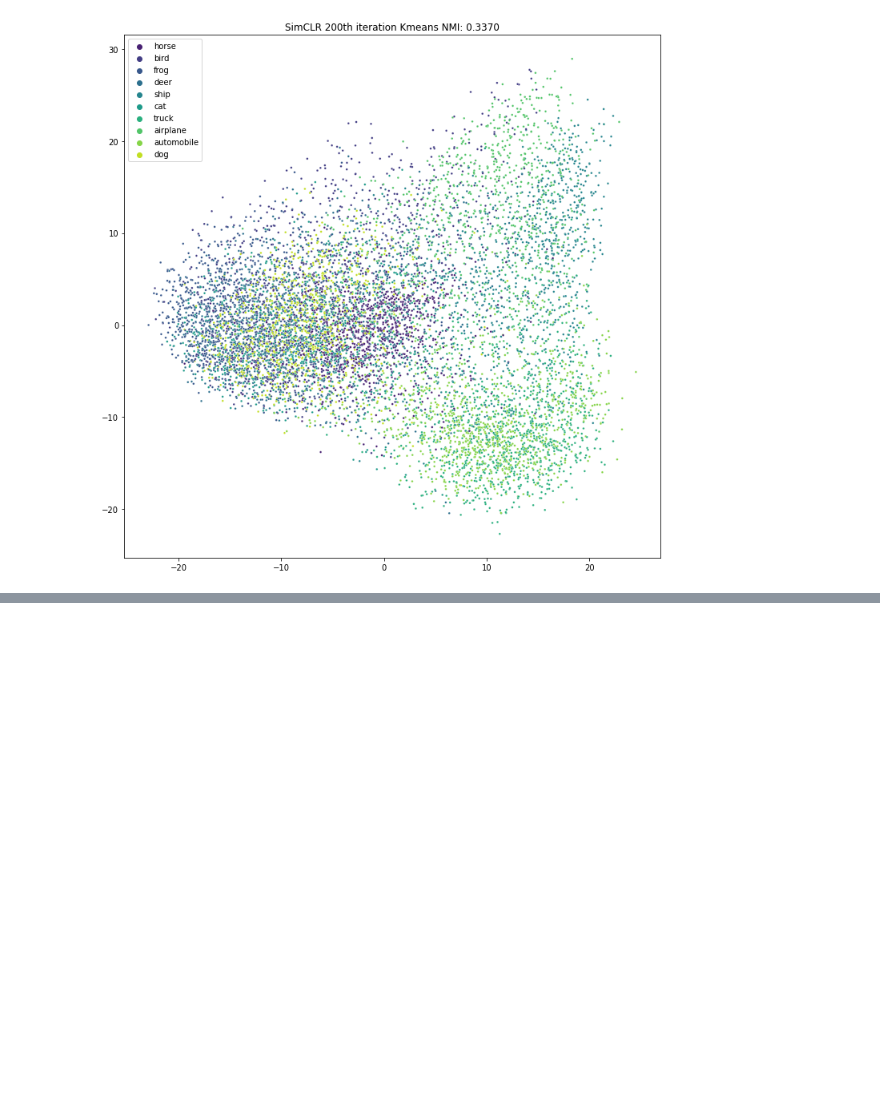
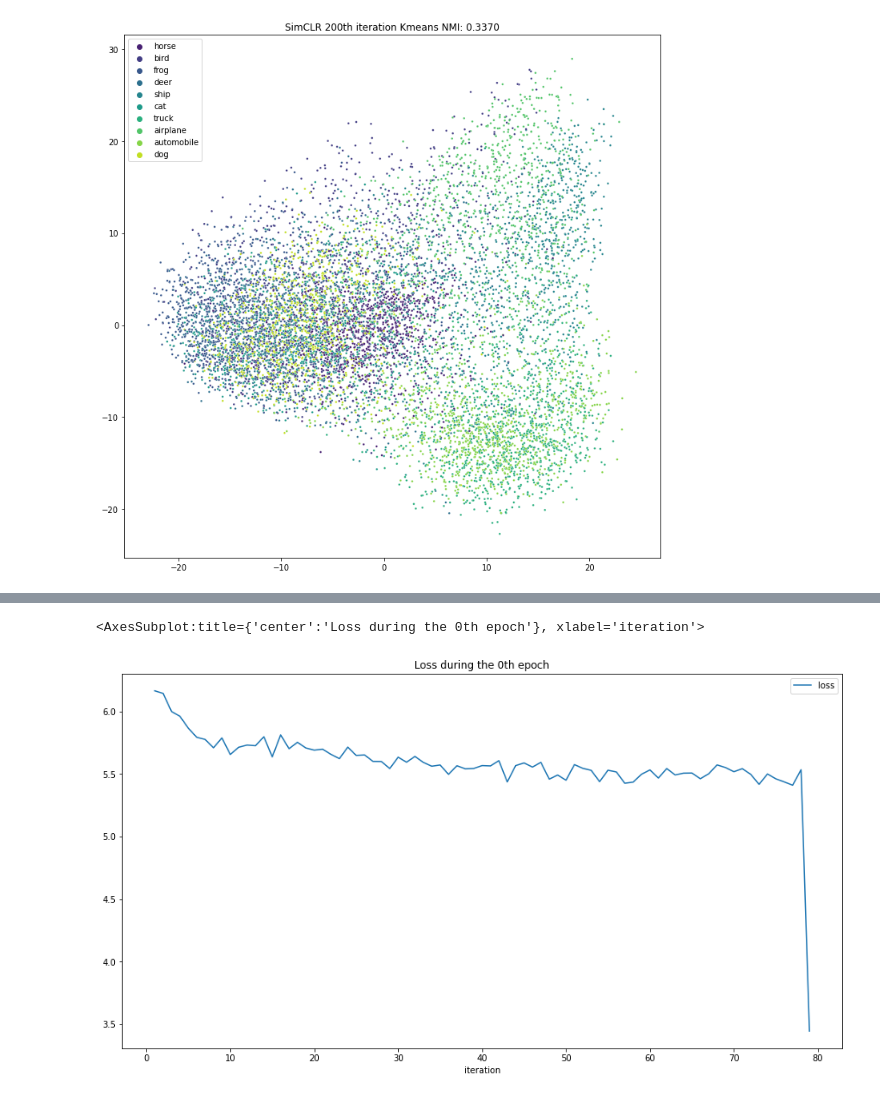
Before and after one commit to AlinaGodun/dcl_b, a Jupyter notebook: DCB Notebook.ipynb, the cells around one changed output, grey strips where cells are left out. Cells and saved outputs as stored; diff of their text form; code cells hidden in the pictures; blank space fills up the shorter version.

```diff
--- a/DCB Notebook.ipynb
+++ b/DCB Notebook.ipynb
@@ -195,0 +225,5 @@ for i in range(3):
+# %%
+iteration[iteration.epoch==0].plot(x='iteration', y='loss', kind='line',figsize=(15,8),title='Loss during the 0th epoch')
+# %% [output]
+<AxesSubplot:title={'center':'Loss during the 0th epoch'}, xlabel='iteration'>
+[figure, added]
```
Also changed, not shown: parts of 10 cells of this notebook, 1 other file.
